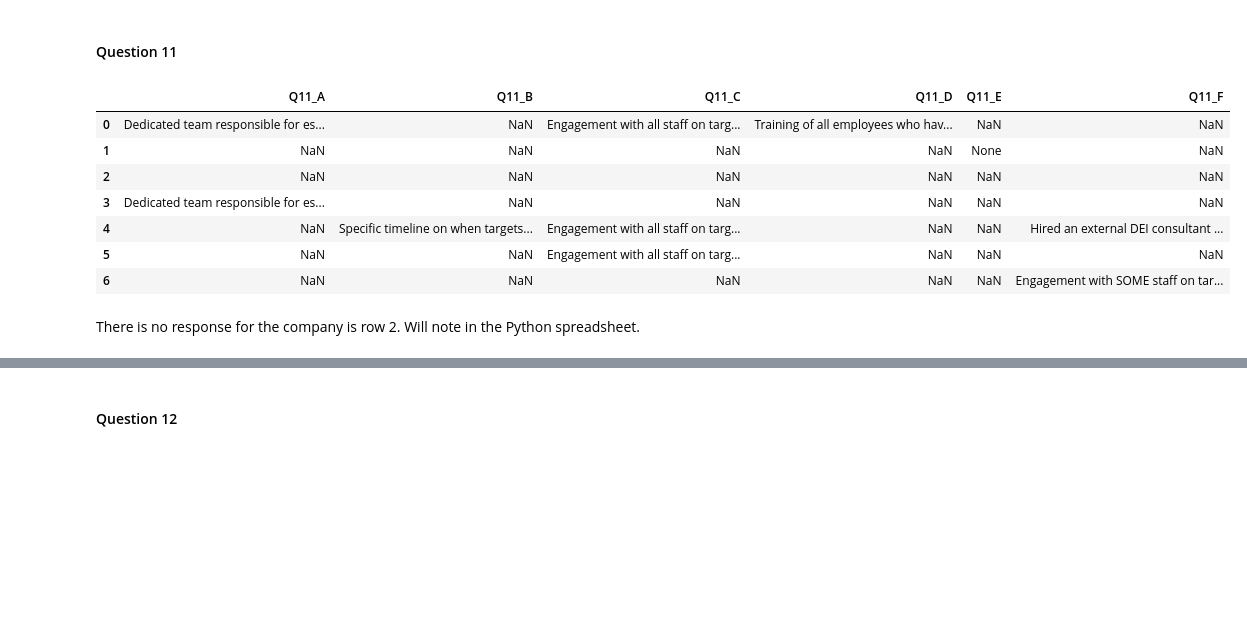
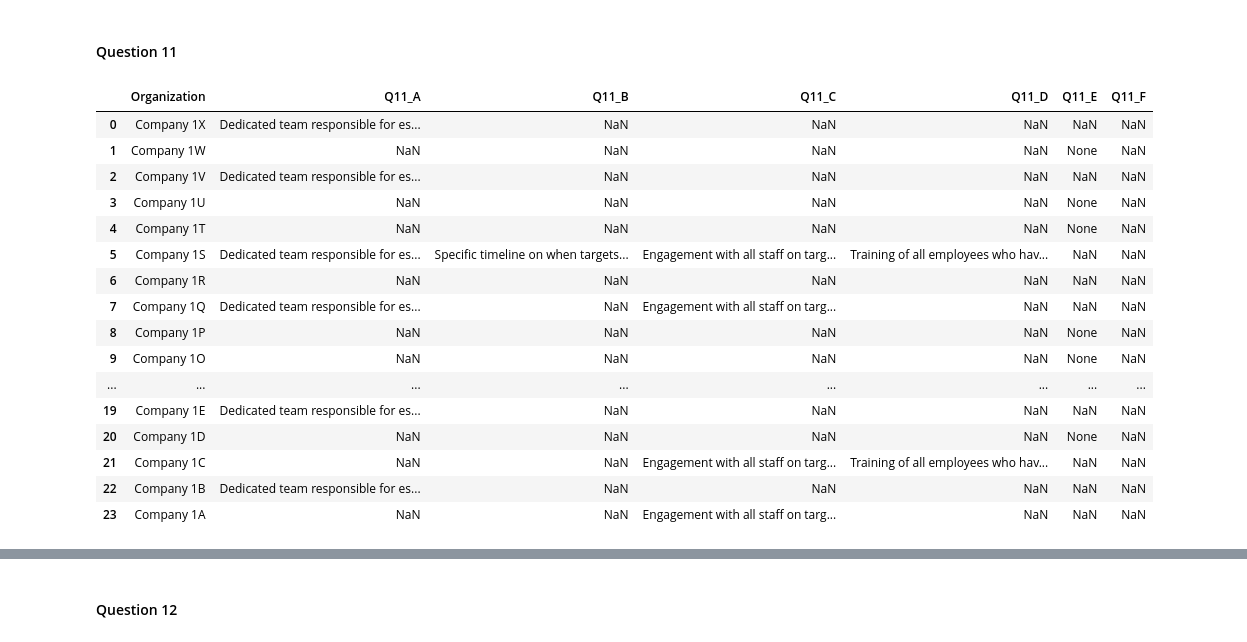
Before and after one commit to anushasilla/gender-ideal, a Jupyter notebook: code/Vision_Data_Cleaning.ipynb, the cells around one changed output, grey strips where cells are left out. Cells and saved outputs as stored; diff of their text form; code cells hidden in the pictures; blank space fills up the shorter version.

Commit message:
Adding new csv files and updated vision notebook

```diff
--- a/code/Vision_Data_Cleaning.ipynb
+++ b/code/Vision_Data_Cleaning.ipynb
@@ -24,6 +24,6 @@ This includes the benchmark questions such as number of employees, number of yea
 
 Also includes "other relevant info" which is open response. Can we remove this?
 # %%
-vision = pd.read_csv("../data_original/vision_2_anon.csv")
+vision = pd.read_csv("../data_original/24_vision_anon.csv")
 vision
 # %% [output]
@@ -69,7 +110,3 @@ Index(['Unnamed: 0', 'How many employees does your organization have?',
        'Gender Equality Index', 'None.3', 'Other.3',
        'Vision & Commitment: Before we move to the next section, is there anything else you want to tell us about how your organization has articulated and reinforces its vision and commitment to gend ...
       dtype='object')
-# %%
-#Renaming some of the columns to be shorter
-df.rename(columns={"Unnamed: 0":'organization','How many employees does your organization have?':'number_of_employees','For how many years has your organization been in operation?':'number_of_years',"What is your organization's industry?":'industry',"Tell us about your organization's workforce?":"workforce"},inplace=True)
-df
@@ -170,0 +216,33 @@ Index(['organization', 'number_of_employees', 'number_of_years', 'industry',
+# %%
+#### Adding the benchmark column
+
+#Groups are: Financial Services, Technology, General, Non-profit
+# A, B, F, J, Q, U, V financial
+# C, G, M, P General
+# D, H, N, O, R, S, T, X Technology
+# E, I, K, L, W Non-Profit
+
+financial_group = ["Company 1A","Company 1B","Company 1F","Company 1J","Company 1Q","Company 1U","Company 1V"]
+technology_group = ["Company 1D","Company 1H","Company 1N","Company 1O","Company 1R","Company 1S","Company 1T","Company 1X"]
+nonprofit_group = ["Company 1E","Company 1I","Company 1K","Company 1L","Company 1W"]
+
+#Creating new column to contain benchmark group info
+df["benchmark_group"] = np.nan
+
+#Resetting benchmark group for finance companies
+finance = df["Organization"].isin(financial_group)
+df.loc[finance,"benchmark_group"] = "Finance"
+
+#Resetting benchmark group for technology companies
+technology = df["Organization"].isin(technology_group)
+df.loc[technology,"benchmark_group"] = "Technology"
+
+#Resetting benchmark group for technology companies
+nonprofit = df["Organization"].isin(nonprofit_group)
+df.loc[nonprofit,"benchmark_group"] = "NonProfit"
+
+
+#Printing out the dataframe Organization and benchmark columns to double check
+#Note that any companies in general will remain as Nan as these companies visualizations
+#will not be shown with a benchmark filter
+df[["Organization","benchmark_group"]]
@@ -196,7 +310,7 @@ df["Q14_Other"]
 Name: Q14_Other, dtype: object
 # %%
 #Addressing the NA other issue in Q14
-#Relabeling the NAS in Q14 as Other
-df["Q14"][pd.notna(df["Q14_Other"])]="Other"
+#Relabeling the NAS in Q14 as string Other
+df.loc[pd.notna(df["Q14_Other"]),"Q14"]="Other"
 df["Q14"]
 # %% [output]
@@ -262,15 +408,22 @@ It looks like there's at least one response per row, so no missing data.
 # %% [markdown]
 #### Question 11
 # %%
-df[['Q11_A','Q11_B', 'Q11_C', 'Q11_D', 'Q11_E', 'Q11_F']]
+df[['Organization','Q11_A','Q11_B', 'Q11_C', 'Q11_D', 'Q11_E', 'Q11_F']]
 # %% [output]
-|  | Q11_A | Q11_B | Q11_C | Q11_D | Q11_E | Q11_F |
-| 0 | Dedicated team responsible for es... | NaN | Engagement with all staff on targ... | Training of all employees who hav... | NaN | NaN |
-| 1 | NaN | NaN | NaN | NaN | None | NaN |
-| 2 | NaN | NaN | NaN | NaN | NaN | NaN |
-| 3 | Dedicated team responsible for es... | NaN | NaN | NaN | NaN | NaN |
-| 4 | NaN | Specific timeline on when targets... | Engagement with all staff on targ... | NaN | NaN | Hired an external DEI consultant ... |
-| 5 | NaN | NaN | Engagement with all staff on targ... | NaN | NaN | NaN |
-| 6 | NaN | NaN | NaN | NaN | NaN | Engagement with SOME staff on tar... |
+|  | Organization | Q11_A | Q11_B | Q11_C | Q11_D | Q11_E | Q11_F |
+| 0 | Company 1X | Dedicated team responsible for es... | NaN | NaN | NaN | NaN | NaN |
+| 1 | Company 1W | NaN | NaN | NaN | NaN | None | NaN |
+| 2 | Company 1V | Dedicated team responsible for es... | NaN | NaN | NaN | NaN | NaN |
+| 3 | Company 1U | NaN | NaN | NaN | NaN | None | NaN |
+| 4 | Company 1T | NaN | NaN | NaN | NaN | None | NaN |
+| 5 | Company 1S | Dedicated team responsible for es... | Specific timeline on when targets... | Engagement with all staff on targ... | Training of all employees who hav... | NaN | NaN |
+| 6 | Company 1R | NaN | NaN | NaN | NaN | NaN | NaN |
+| 7 | Company 1Q | Dedicated team responsible for es... | NaN | Engagement with all staff on targ... | NaN | NaN | NaN |
+| 8 | Company 1P | NaN | NaN | NaN | NaN | None | NaN |
+| 9 | Company 1O | NaN | NaN | NaN | NaN | None | NaN |
+| ... | ... | ... | ... | ... | ... | ... | ... |
+| 19 | Company 1E | Dedicated team responsible for es... | NaN | NaN | NaN | NaN | NaN |
+| 20 | Company 1D | NaN | NaN | NaN | NaN | None | NaN |
+| 21 | Company 1C | NaN | NaN | Engagement with all staff on targ... | Training of all employees who hav... | NaN | NaN |
+| 22 | Company 1B | Dedicated team responsible for es... | NaN | NaN | NaN | NaN | NaN |
+| 23 | Company 1A | NaN | NaN | Engagement with all staff on targ... | NaN | NaN | NaN |
-# %% [markdown]
-There is no response for the company is row 2. Will note in the Python spreadsheet.
```
Also changed, not shown: parts of 40 cells of this notebook, 5 other files.
